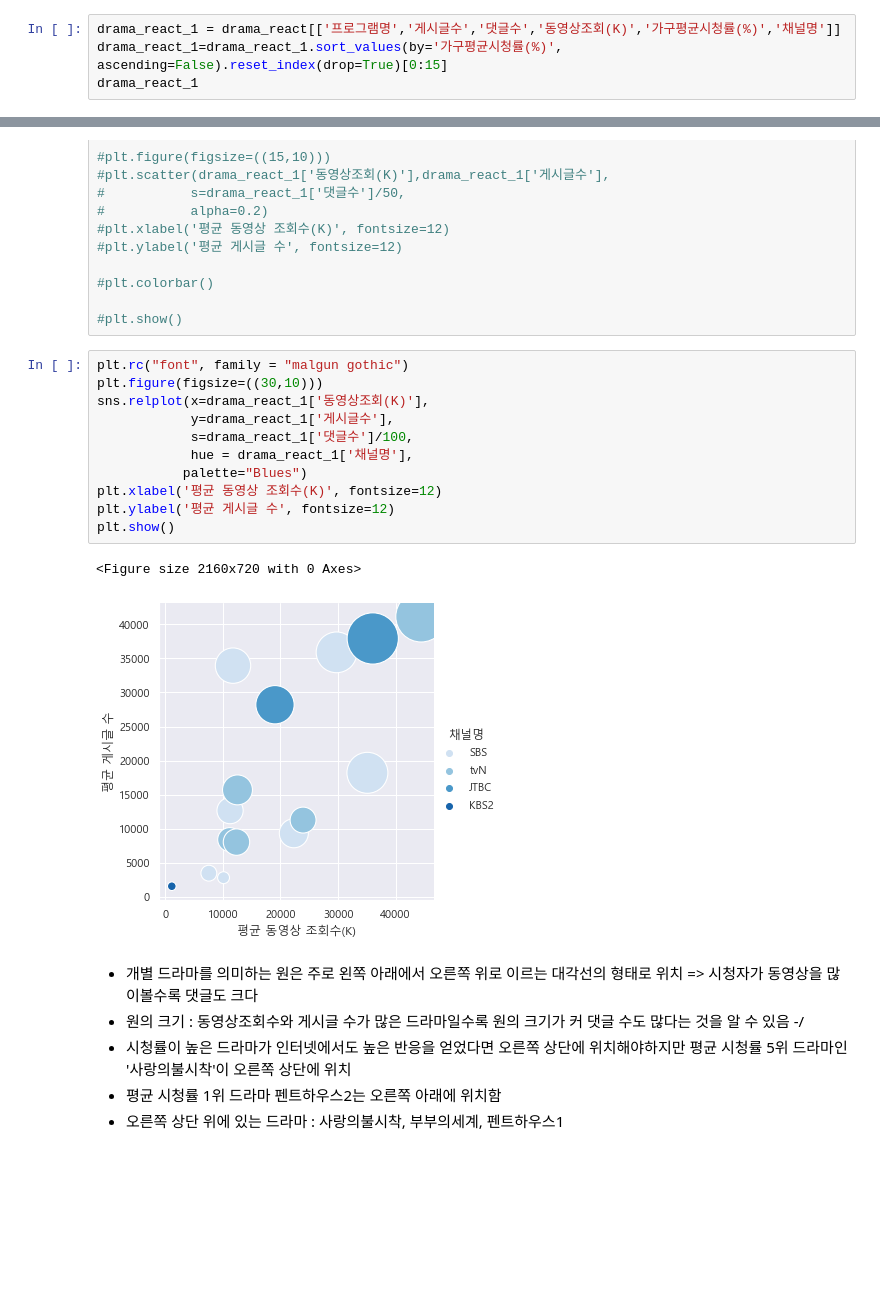
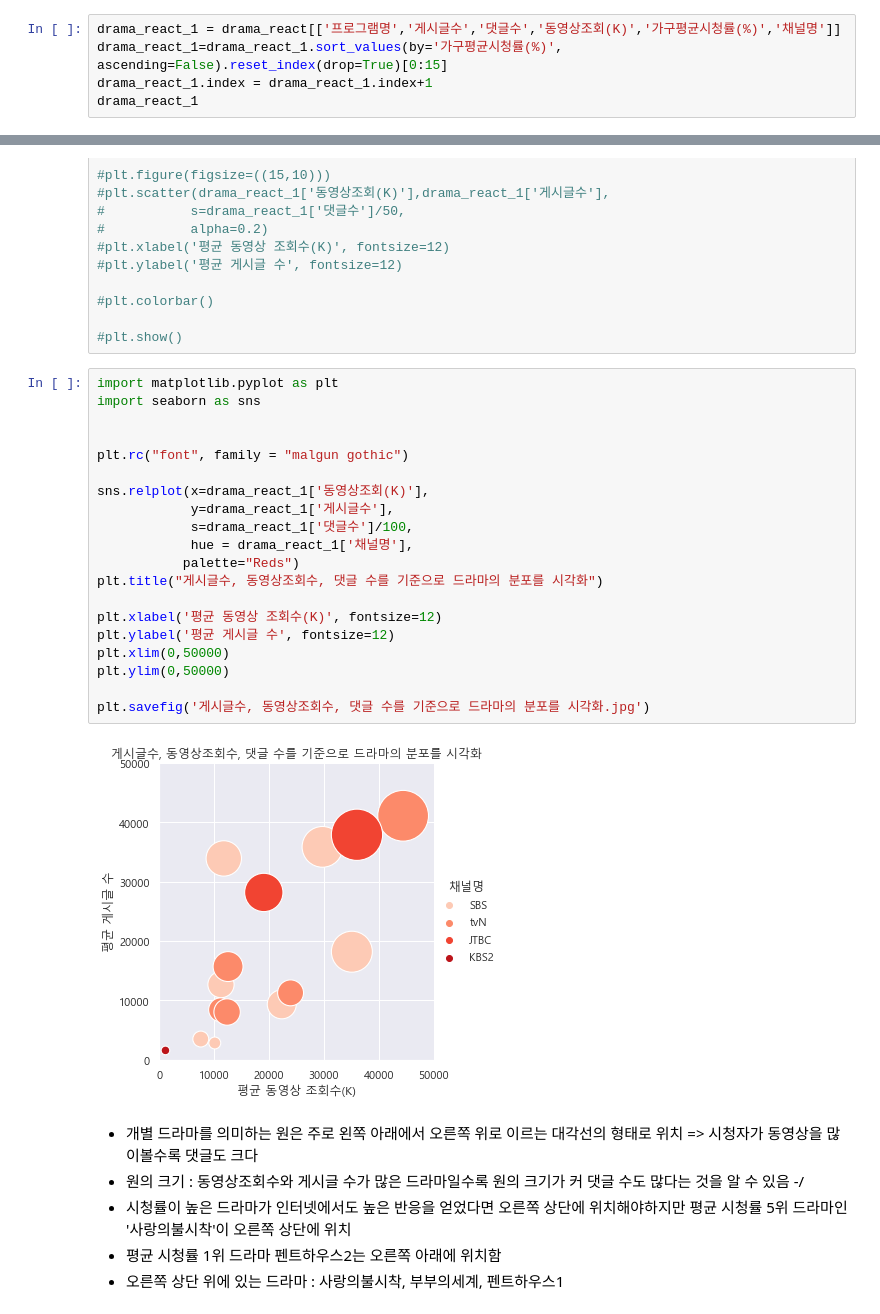
Before and after one commit to daxjeong/StudyJupyter, a Jupyter notebook: mini_project/프로젝트_주제.ipynb, the cells around one changed output, grey strips where cells are left out. Drawn from its saved outputs; the diff is of its cells as text; blank space fills up the shorter version.

```diff
--- a/mini_project/프로젝트_주제.ipynb
+++ b/mini_project/프로젝트_주제.ipynb
@@ -331,6 +346,7 @@ drama_react
 # %%
 drama_react_1 = drama_react[['프로그램명','게시글수','댓글수','동영상조회(K)','가구평균시청률(%)','채널명']]
 drama_react_1=drama_react_1.sort_values(by='가구평균시청률(%)', ascending=False).reset_index(drop=True)[0:15]
+drama_react_1.index = drama_react_1.index+1
 drama_react_1
 # %% [output]
 |  | 프로그램명 | 게시글수 | 댓글수 | 동영상조회(K) | 가구평균시청률(%) | 채널명 |
@@ -366,19 +382,27 @@ drama_react_1
 
 #plt.show()
 # %%
+import matplotlib.pyplot as plt
+import seaborn as sns
+
+
 plt.rc("font", family = "malgun gothic")
-plt.figure(figsize=((30,10)))
+
 sns.relplot(x=drama_react_1['동영상조회(K)'],
             y=drama_react_1['게시글수'],
             s=drama_react_1['댓글수']/100,
             hue = drama_react_1['채널명'],
-           palette="Blues")
+           palette="Reds")
+plt.title("게시글수, 동영상조회수, 댓글 수를 기준으로 드라마의 분포를 시각화")
+
 plt.xlabel('평균 동영상 조회수(K)', fontsize=12)
 plt.ylabel('평균 게시글 수', fontsize=12)
-plt.show()
+plt.xlim(0,50000)
+plt.ylim(0,50000)
+
+plt.savefig('게시글수, 동영상조회수, 댓글 수를 기준으로 드라마의 분포를 시각화.jpg')
 # %% [output]
-<Figure size 2160x720 with 0 Axes>
-[figure, old version]
+[figure, new version]
 # %% [markdown]
 - 개별 드라마를 의미하는 원은 주로 왼쪽 아래에서 오른쪽 위로 이르는 대각선의 형태로 위치
 => 시청자가 동영상을 많이볼수록 댓글도 크다
```
Also changed, not shown: parts of 60 cells of this notebook, 9 other files.
